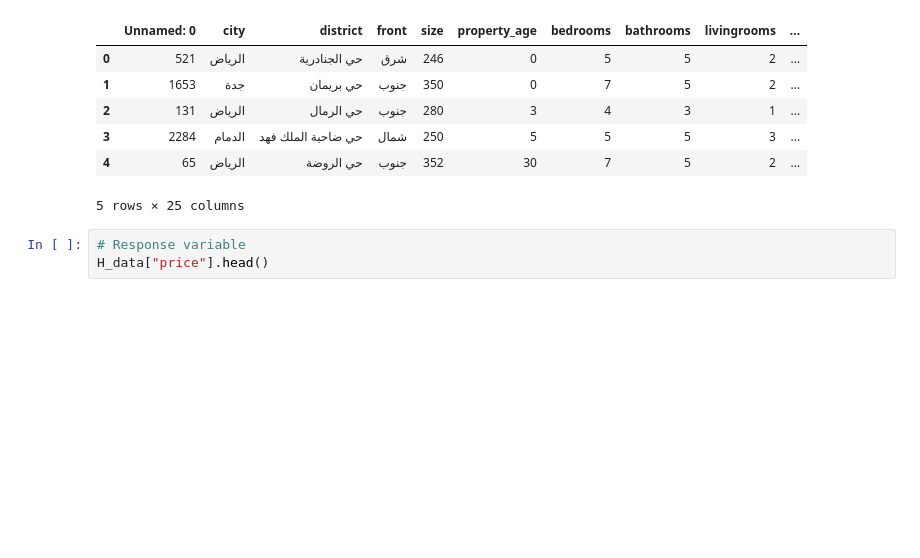
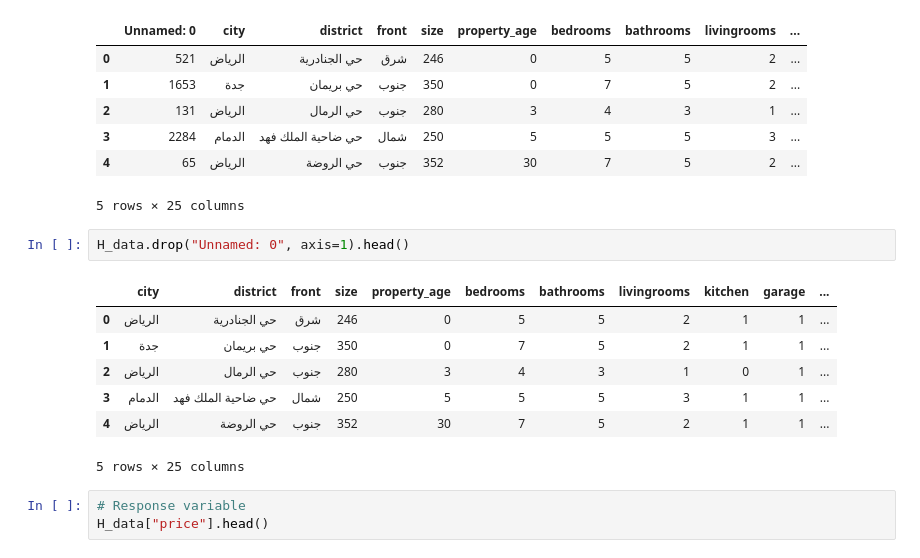
Before and after one commit to novr1512/saudi_aqar_price_prediction, a Jupyter notebook: Awatef's_ML.ipynb, the cells around one changed output. Saved outputs shown, nothing was run; the diff lists cells and outputs as text; blank space fills up the shorter version.

```diff
--- a/Awatef's_ML.ipynb
+++ b/Awatef's_ML.ipynb
@@ -123,6 +123,16 @@ H_data.drop("details", axis=1).head()
 | 3 | 2284 | الدمام | حي ضاحية الملك فهد | شمال | 250 | 5 | 5 | 5 | 3 | ... |
 | 4 | 65 | الرياض | حي الروضة | جنوب | 352 | 30 | 7 | 5 | 2 | ... |
 5 rows × 25 columns
+# %%
+H_data.drop("Unnamed: 0", axis=1).head()
+# %% [output]
+|  | city | district | front | size | property_age | bedrooms | bathrooms | livingrooms | kitchen | garage | ... |
+| 0 | الرياض | حي الجنادرية | شرق | 246 | 0 | 5 | 5 | 2 | 1 | 1 | ... |
+| 1 | جدة | حي بريمان | جنوب | 350 | 0 | 7 | 5 | 2 | 1 | 1 | ... |
+| 2 | الرياض | حي الرمال | جنوب | 280 | 3 | 4 | 3 | 1 | 0 | 1 | ... |
+| 3 | الدمام | حي ضاحية الملك فهد | شمال | 250 | 5 | 5 | 5 | 3 | 1 | 1 | ... |
+| 4 | الرياض | حي الروضة | جنوب | 352 | 30 | 7 | 5 | 2 | 1 | 1 | ... |
+5 rows × 25 columns
 # %%
 # Response variable
 H_data["price"].head()
```
Also changed, not shown: parts of 27 cells of this notebook.
